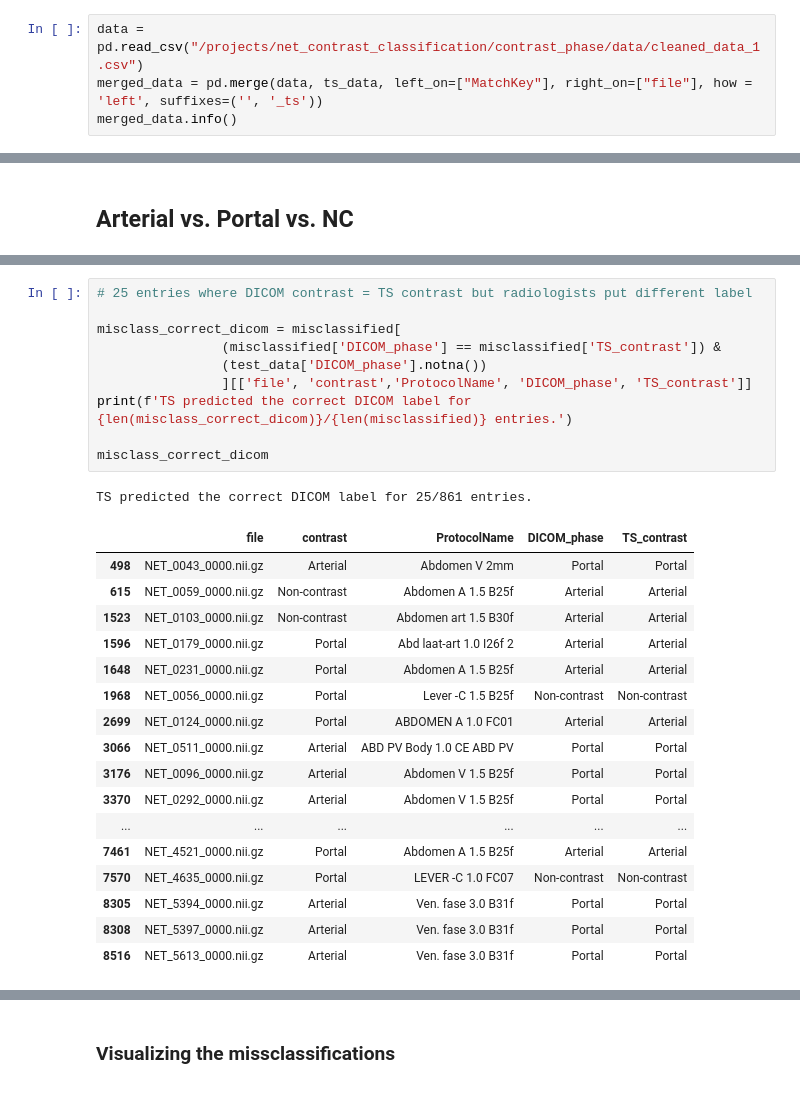
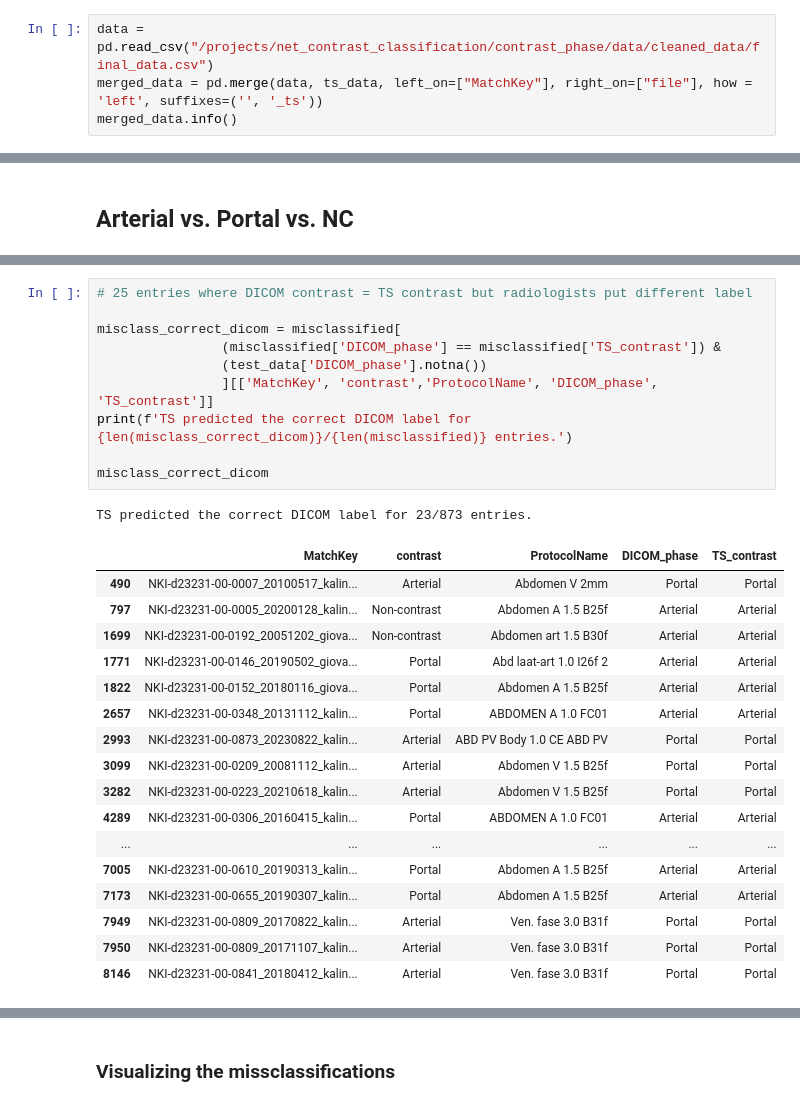
Before and after one commit to ljestaciocerquin/contrast_phase, a Jupyter notebook: TS/TS_results.ipynb, the cells around one changed output, grey strips where cells are left out. Cells and saved outputs as stored; diff of their text form.

```diff
--- a/TS/TS_results.ipynb
+++ b/TS/TS_results.ipynb
@@ -57,7 +57,7 @@ ts_data   # Error processing /mnt/rhea/data_private/IRBd23-231/GEPNETs/ARTINET/N
 # %% [markdown]
 ### Merge
 # %%
-data = pd.read_csv("/projects/net_contrast_classification/contrast_phase/data/cleaned_data_1.csv")
+data = pd.read_csv("/projects/net_contrast_classification/contrast_phase/data/cleaned_data/final_data.csv")
 merged_data = pd.merge(data, ts_data, left_on=["MatchKey"], right_on=["file"], how = 'left', suffixes=('', '_ts'))
 merged_data.info()
 # %% [output]
@@ -293,32 +314,32 @@ Confusion matrix:
 # %%
 # 25 entries where DICOM contrast = TS contrast but radiologists put different label
 
 misclass_correct_dicom = misclassified[
                 (misclassified['DICOM_phase'] == misclassified['TS_contrast']) &
                 (test_data['DICOM_phase'].notna())
-                ][['file', 'contrast','ProtocolName', 'DICOM_phase', 'TS_contrast']]
+                ][['MatchKey', 'contrast','ProtocolName', 'DICOM_phase', 'TS_contrast']]
 print(f'TS predicted the correct DICOM label for {len(misclass_correct_dicom)}/{len(misclassified)} entries.')
 
 misclass_correct_dicom
 # %% [output]
-TS predicted the correct DICOM label for 25/861 entries.
+TS predicted the correct DICOM label for 23/873 entries.
-|  | file | contrast | ProtocolName | DICOM_phase | TS_contrast |
-| 498 | NET_0043_0000.nii.gz | Arterial | Abdomen V 2mm | Portal | Portal |
-| 615 | NET_0059_0000.nii.gz | Non-contrast | Abdomen A 1.5 B25f | Arterial | Arterial |
-| 1523 | NET_0103_0000.nii.gz | Non-contrast | Abdomen art 1.5 B30f | Arterial | Arterial |
-| 1596 | NET_0179_0000.nii.gz | Portal | Abd laat-art 1.0 I26f 2 | Arterial | Arterial |
-| 1648 | NET_0231_0000.nii.gz | Portal | Abdomen A 1.5 B25f | Arterial | Arterial |
-| 1968 | NET_0056_0000.nii.gz | Portal | Lever -C 1.5 B25f | Non-contrast | Non-contrast |
-| 2699 | NET_0124_0000.nii.gz | Portal | ABDOMEN A 1.0 FC01 | Arterial | Arterial |
-| 3066 | NET_0511_0000.nii.gz | Arterial | ABD PV Body 1.0 CE ABD PV | Portal | Portal |
-| 3176 | NET_0096_0000.nii.gz | Arterial | Abdomen V 1.5 B25f | Portal | Portal |
-| 3370 | NET_0292_0000.nii.gz | Arterial | Abdomen V 1.5 B25f | Portal | Portal |
+|  | MatchKey | contrast | ProtocolName | DICOM_phase | TS_contrast |
+| 490 | NKI-d23231-00-0007_20100517_kalin... | Arterial | Abdomen V 2mm | Portal | Portal |
+| 797 | NKI-d23231-00-0005_20200128_kalin... | Non-contrast | Abdomen A 1.5 B25f | Arterial | Arterial |
+| 1699 | NKI-d23231-00-0192_20051202_giova... | Non-contrast | Abdomen art 1.5 B30f | Arterial | Arterial |
+| 1771 | NKI-d23231-00-0146_20190502_giova... | Portal | Abd laat-art 1.0 I26f 2 | Arterial | Arterial |
+| 1822 | NKI-d23231-00-0152_20180116_giova... | Portal | Abdomen A 1.5 B25f | Arterial | Arterial |
+| 2657 | NKI-d23231-00-0348_20131112_kalin... | Portal | ABDOMEN A 1.0 FC01 | Arterial | Arterial |
+| 2993 | NKI-d23231-00-0873_20230822_kalin... | Arterial | ABD PV Body 1.0 CE ABD PV | Portal | Portal |
+| 3099 | NKI-d23231-00-0209_20081112_kalin... | Arterial | Abdomen V 1.5 B25f | Portal | Portal |
+| 3282 | NKI-d23231-00-0223_20210618_kalin... | Arterial | Abdomen V 1.5 B25f | Portal | Portal |
+| 4289 | NKI-d23231-00-0306_20160415_kalin... | Portal | ABDOMEN A 1.0 FC01 | Arterial | Arterial |
 | ... | ... | ... | ... | ... | ... |
-| 7461 | NET_4521_0000.nii.gz | Portal | Abdomen A 1.5 B25f | Arterial | Arterial |
-| 7570 | NET_4635_0000.nii.gz | Portal | LEVER -C 1.0 FC07 | Non-contrast | Non-contrast |
-| 8305 | NET_5394_0000.nii.gz | Arterial | Ven. fase 3.0 B31f | Portal | Portal |
-| 8308 | NET_5397_0000.nii.gz | Arterial | Ven. fase 3.0 B31f | Portal | Portal |
-| 8516 | NET_5613_0000.nii.gz | Arterial | Ven. fase 3.0 B31f | Portal | Portal |
+| 7005 | NKI-d23231-00-0610_20190313_kalin... | Portal | Abdomen A 1.5 B25f | Arterial | Arterial |
+| 7173 | NKI-d23231-00-0655_20190307_kalin... | Portal | Abdomen A 1.5 B25f | Arterial | Arterial |
+| 7949 | NKI-d23231-00-0809_20170822_kalin... | Arterial | Ven. fase 3.0 B31f | Portal | Portal |
+| 7950 | NKI-d23231-00-0809_20171107_kalin... | Arterial | Ven. fase 3.0 B31f | Portal | Portal |
+| 8146 | NKI-d23231-00-0841_20180412_kalin... | Arterial | Ven. fase 3.0 B31f | Portal | Portal |
 # %%
 misclass_dicom = misclassified[
     (misclassified['TS_contrast'] != misclassified['DICOM_phase']) |
```
Also changed, not shown: parts of 46 cells of this notebook, 1 other file.
